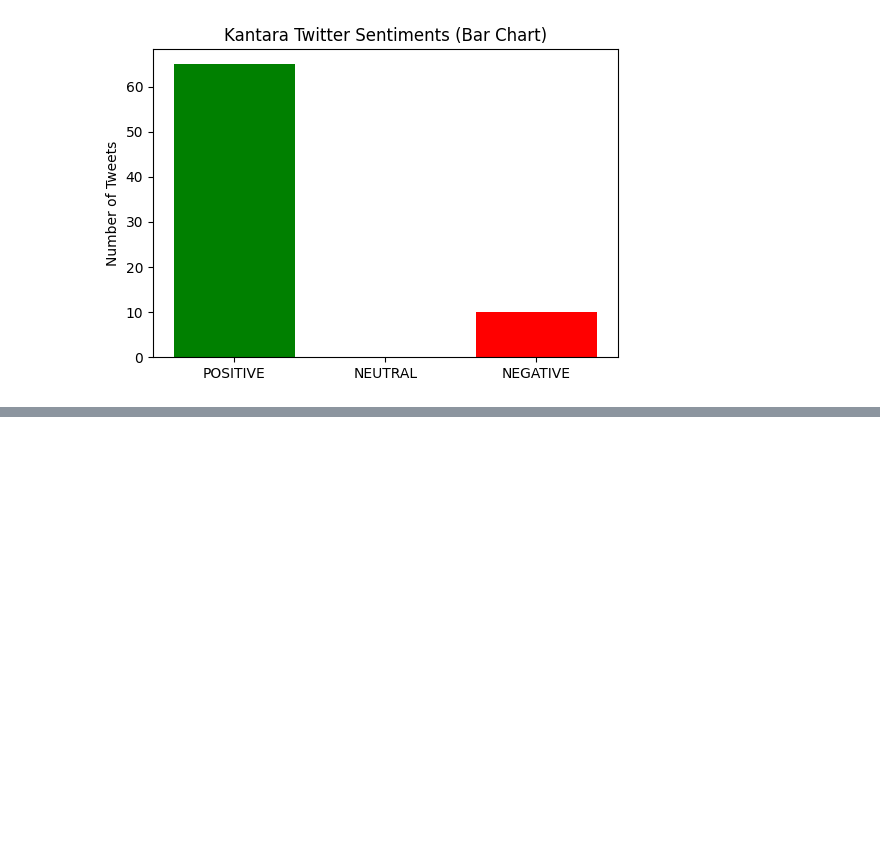
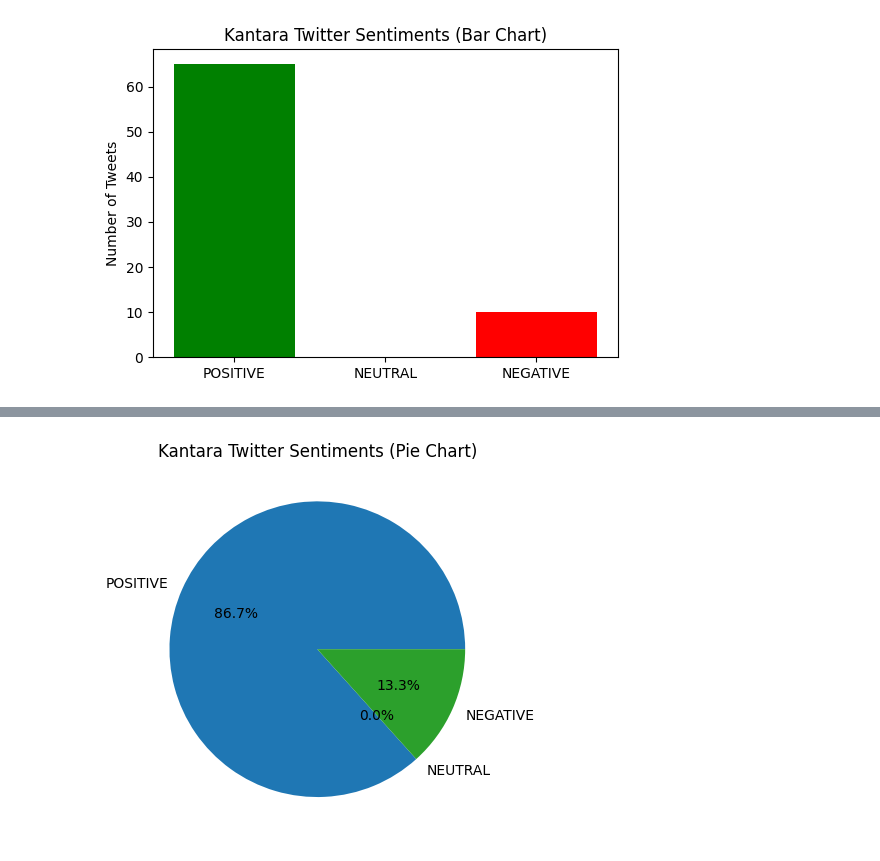
Before and after one commit to sridharkesavan/DataAnalysis, a Jupyter notebook: SentiAnalysisKantara.ipynb, the cells around one changed output, grey strips where cells are left out. Cells and saved outputs as stored; diff of their text form; code cells hidden in the pictures; blank space fills up the shorter version.

```diff
--- a/SentiAnalysisKantara.ipynb
+++ b/SentiAnalysisKantara.ipynb
@@ -182,0 +229,6 @@ plt.show()
+# %%
+plt.pie(scores, labels=labels, autopct='%1.1f%%')
+plt.title("Kantara Twitter Sentiments (Pie Chart)")
+plt.show()
+# %% [output]
+[figure, added]
```
Also changed, not shown: parts of 6 cells of this notebook.
